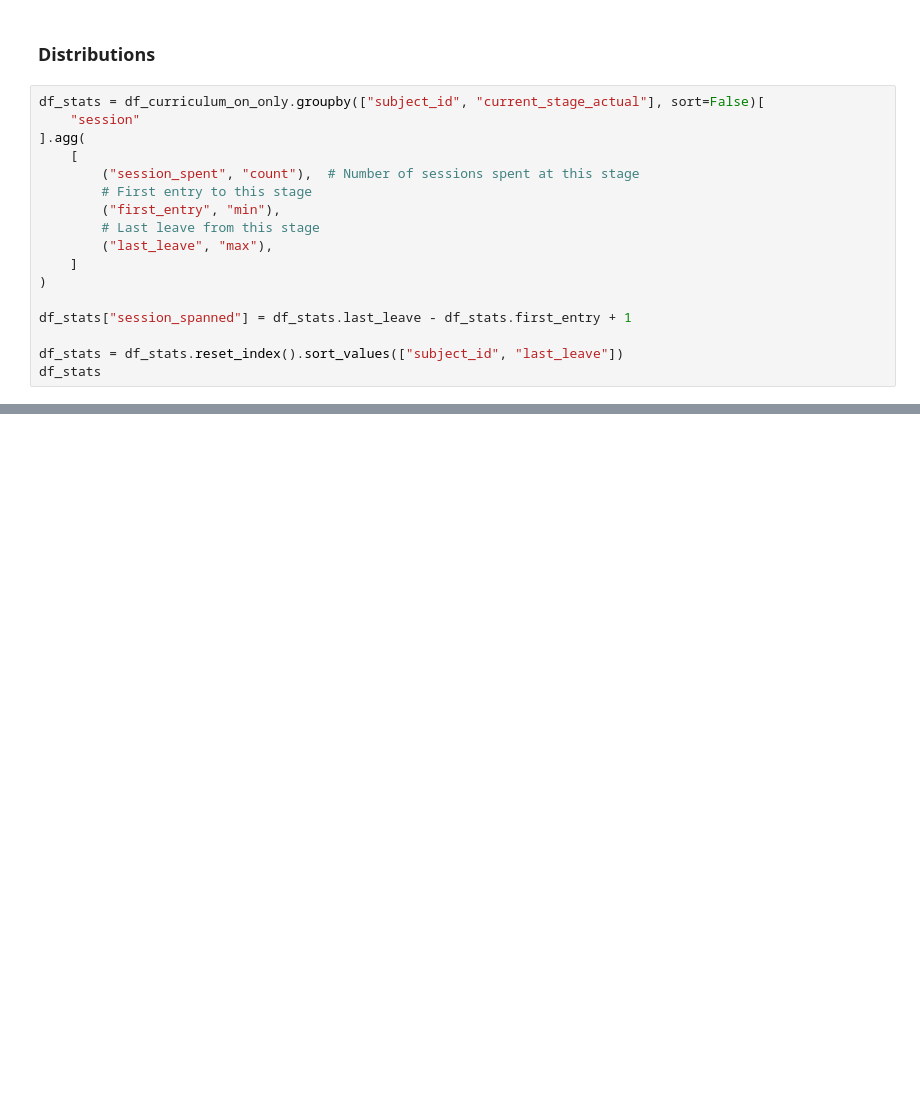
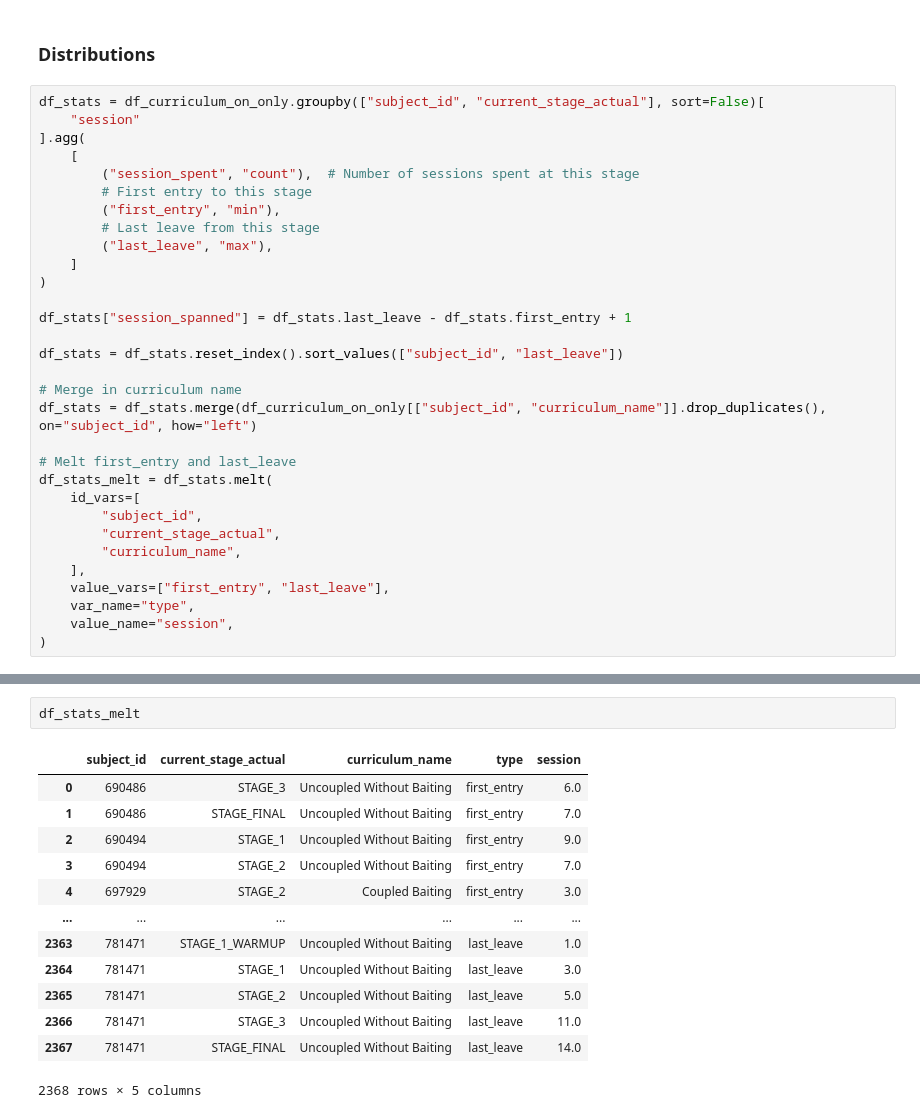
Before and after one commit to AllenNeuralDynamics/aind-analysis-arch-result-access, a Jupyter notebook: src/aind_analysis_arch_result_access/notebook/demo_curriculum.ipynb, the cells around one changed output, grey strips where cells are left out. Cells and saved outputs as stored; diff of their text form; blank space fills up the shorter version.

```diff
--- a/src/aind_analysis_arch_result_access/notebook/demo_curriculum.ipynb
+++ b/src/aind_analysis_arch_result_access/notebook/demo_curriculum.ipynb
@@ -246,4 +261,18 @@ df_stats = df_curriculum_on_only.groupby(["subject_id", "current_stage_actual"],
 df_stats["session_spanned"] = df_stats.last_leave - df_stats.first_entry + 1
 
 df_stats = df_stats.reset_index().sort_values(["subject_id", "last_leave"])
-df_stats
+
+# Merge in curriculum name
+df_stats = df_stats.merge(df_curriculum_on_only[["subject_id", "curriculum_name"]].drop_duplicates(), on="subject_id", how="left")
+
+# Melt first_entry and last_leave
+df_stats_melt = df_stats.melt(
+    id_vars=[
+        "subject_id",
+        "current_stage_actual",
+        "curriculum_name",
+    ],
+    value_vars=["first_entry", "last_leave"],
+    var_name="type",
+    value_name="session",
+)
@@ -299,0 +295,16 @@ plot_cumulative_histogram(df_stats)
+# %%
+df_stats_melt
+# %% [output]
+|  | subject_id | current_stage_actual | curriculum_name | type | session |
+| 0 | 690486 | STAGE_3 | Uncoupled Without Baiting | first_entry | 6.0 |
+| 1 | 690486 | STAGE_FINAL | Uncoupled Without Baiting | first_entry | 7.0 |
+| 2 | 690494 | STAGE_1 | Uncoupled Without Baiting | first_entry | 9.0 |
+| 3 | 690494 | STAGE_2 | Uncoupled Without Baiting | first_entry | 7.0 |
+| 4 | 697929 | STAGE_2 | Coupled Baiting | first_entry | 3.0 |
+| ... | ... | ... | ... | ... | ... |
+| 2363 | 781471 | STAGE_1_WARMUP | Uncoupled Without Baiting | last_leave | 1.0 |
+| 2364 | 781471 | STAGE_1 | Uncoupled Without Baiting | last_leave | 3.0 |
+| 2365 | 781471 | STAGE_2 | Uncoupled Without Baiting | last_leave | 5.0 |
+| 2366 | 781471 | STAGE_3 | Uncoupled Without Baiting | last_leave | 11.0 |
+| 2367 | 781471 | STAGE_FINAL | Uncoupled Without Baiting | last_leave | 14.0 |
+2368 rows × 5 columns
```
Also changed, not shown: parts of 12 cells of this notebook.
